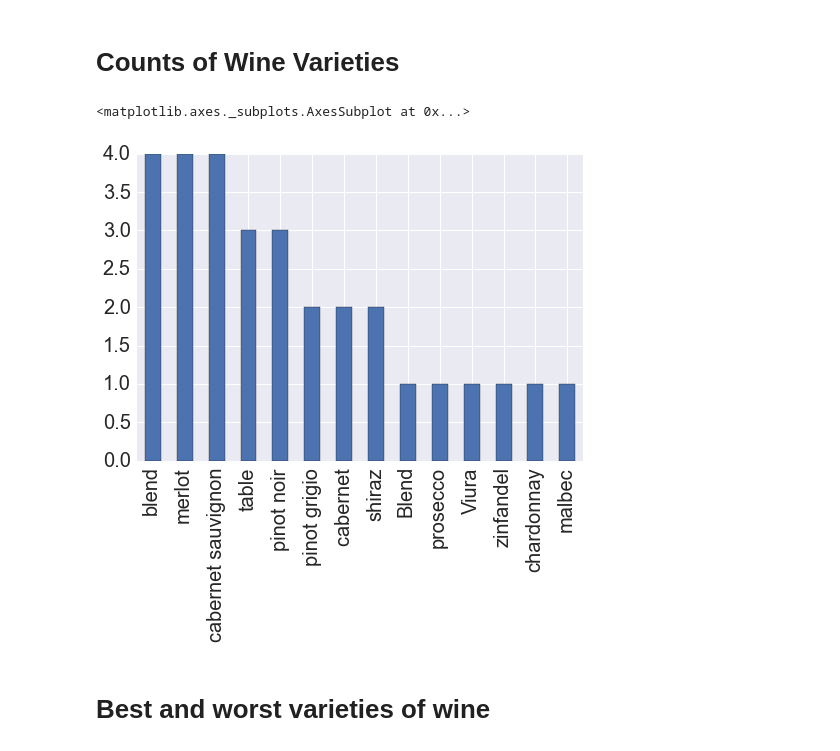
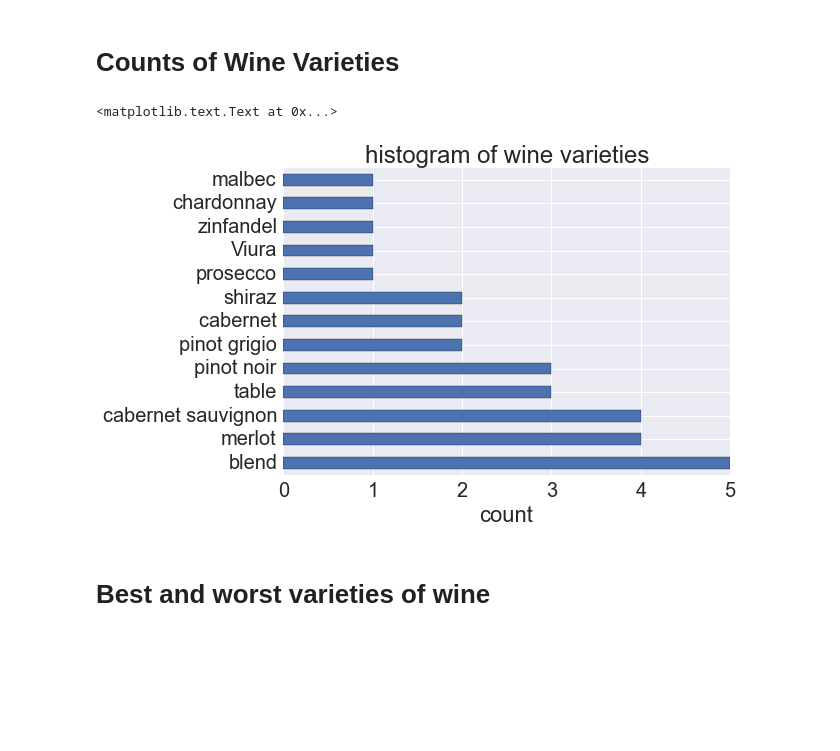
Before and after one commit to tomquisel/wine-tasting, a Jupyter notebook: Wine Tasting Analysis.ipynb, the cells around one changed output. Cells and saved outputs as stored; diff of their text form; code cells hidden in the pictures; blank space fills up the shorter version.

```diff
--- a/Wine Tasting Analysis.ipynb
+++ b/Wine Tasting Analysis.ipynb
@@ -17,14 +19,29 @@ raw_data['tasting_order'] = raw_data.groupby('person_name').cumcount()
 # %%
 wine_mapping = pd.read_csv('/Users/tom/Downloads/Wine Mapping - Sheet1.csv')
+# %%
+def make_display_name(wines):
+    if len(wines.variety.unique()) == 1:
+        res = wines.wine_name.values
+    else:
+        res = wines.wine_name.values + ' - ' + wines.variety.values
+    return pd.Series(res, index=wines.number, name='wine_display_name')
+display_names = wine_mapping.groupby('wine_name').apply(make_display_name)
+#wine_mapping.merge(wine_mapping.groupby('wine_name').apply(make_display_name), left_on='number', right_index=True)
+# %%
+display_names = display_names.reset_index()
+del display_names['wine_name']
+# %%
+wine_mapping = wine_mapping.merge(display_names, on='number')
 # %%
 data = raw_data.merge(wine_mapping, left_on='wine_number', right_on='number')
 # %% [markdown]
 # Counts of Wine Varieties
 # %%
-wine_mapping.variety.value_counts().plot(kind='bar')
+wine_mapping.variety.value_counts().plot(kind='barh', title='histogram of wine varieties')
+plt.xlabel('count')
 # %% [output]
-<matplotlib.axes._subplots.AxesSubplot at 0x...>
+<matplotlib.text.Text at 0x...>
-[figure, old version]
+[figure, new version]
 # %% [markdown]
 # Best and worst varieties of wine
 # %%
```
Also changed, not shown: parts of 25 cells of this notebook, 1 other file.
